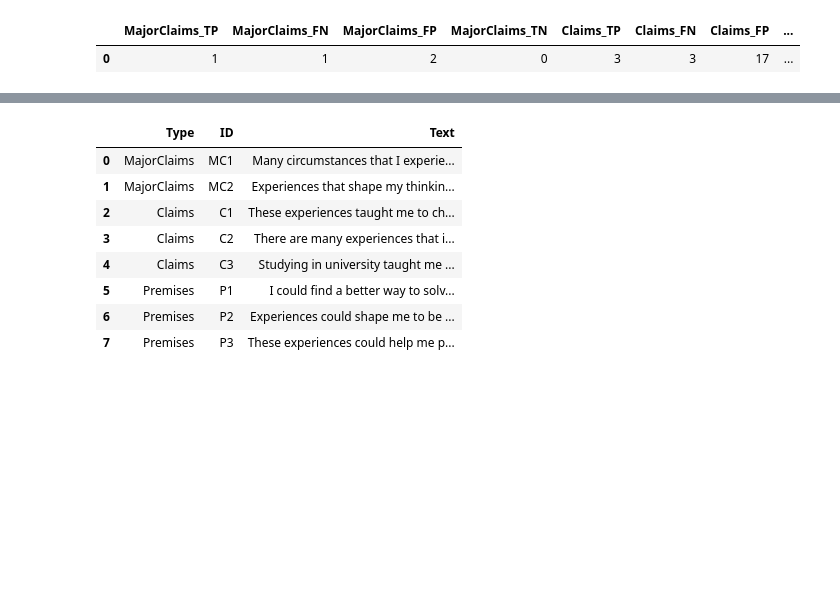
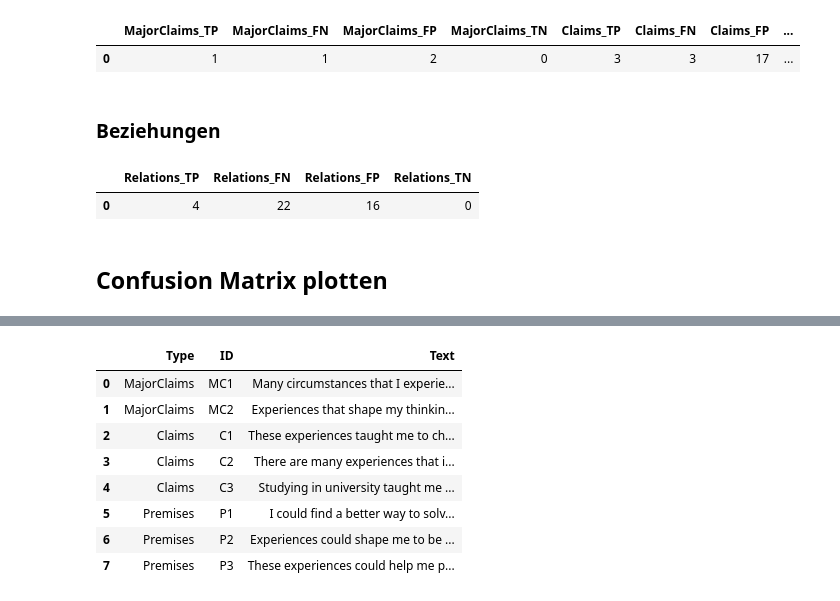
Before and after one commit to BF-DS/argument-mining, a Jupyter notebook: openai-test.ipynb, the cells around one changed output, grey strips where cells are left out. Saved outputs shown, nothing was run; the diff lists cells and outputs as text; code cells hidden in the pictures; blank space fills up the shorter version.

```diff
--- a/openai-test.ipynb
+++ b/openai-test.ipynb
@@ -807,3 +834,5 @@ merged_df[['MajorClaims_TP', 'MajorClaims_FN', 'MajorClaims_FP', 'MajorClaims_TN
 # %% [output]
 |  | MajorClaims_TP | MajorClaims_FN | MajorClaims_FP | MajorClaims_TN | Claims_TP | Claims_FN | Claims_FP | ... |
 | 0 | 1 | 1 | 2 | 0 | 3 | 3 | 17 | ... |
+# %% [markdown]
+### Beziehungen
@@ -810,2 +915,9 @@ merged_df[['MajorClaims_TP', 'MajorClaims_FN', 'MajorClaims_FP', 'MajorClaims_TN
+# %%
+merged_df[['Relations_TP', 'Relations_FN', 'Relations_FP', 'Relations_TN']]
+# %% [output]
+|  | Relations_TP | Relations_FN | Relations_FP | Relations_TN |
+| 0 | 4 | 22 | 16 | 0 |
+# %% [markdown]
+## Confusion Matrix plotten
 # %%
 import matplotlib.pyplot as plt
```
Also changed, not shown: parts of 20 cells of this notebook.
